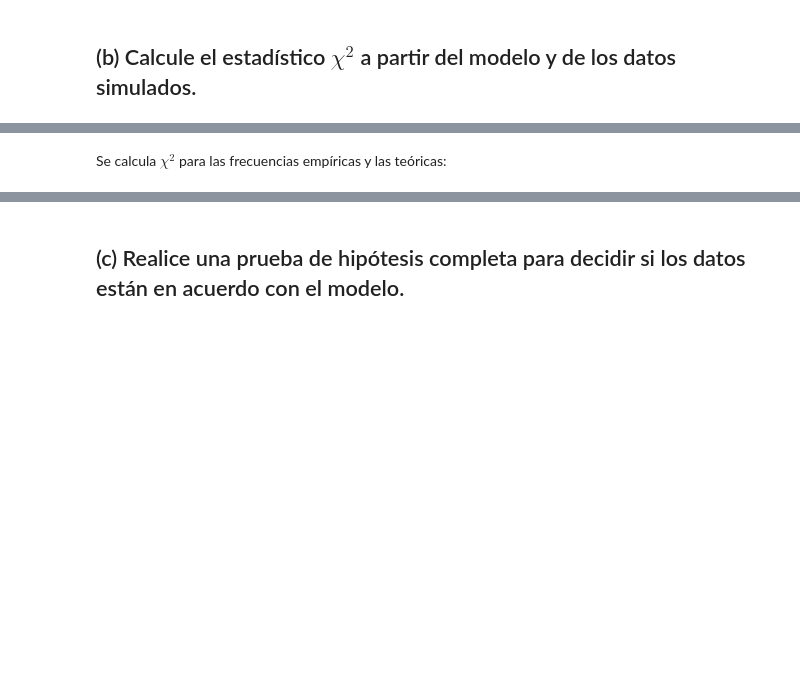
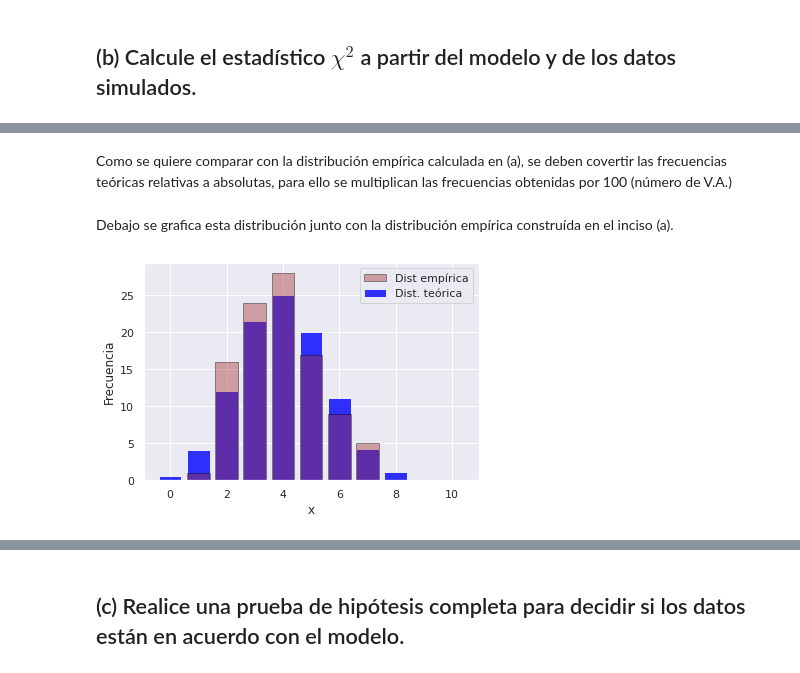
Before and after one commit to candelac/astrometria-g2, a Jupyter notebook: g2-p10.ipynb, the cells around one changed output, grey strips where cells are left out. Drawn from its saved outputs; the diff is of its cells as text; code cells hidden in the pictures; blank space fills up the shorter version.

```diff
--- a/g2-p10.ipynb
+++ b/g2-p10.ipynb
@@ -92,2 +54,21 @@ Cuanto mayor sea el valor de $\chi ^{2}$, menos verosímil es que la hipótesis
-# %% [markdown]
-Se calcula $\chi^2$ para las frecuencias empíricas y las teóricas:
+# %%
+teo_bi_rel=st.binom.pmf(k=np.arange(11), n=10, p=0.4)  #frecuencias teóricas relativas
+# %% [markdown]
+Como se quiere comparar con la distribución empírica calculada en (a), se deben covertir las frecuencias teóricas relativas a absolutas, para ello se multiplican las frecuencias obtenidas por 100 (número de V.A.)
+# %%
+teo_bi=teo_bi_rel*100
+# %% [markdown]
+Debajo se grafica esta distribución junto con la distribución empírica construída en el inciso (a).
+# %%
+#Teorica
+plt.bar(np.arange(11), teo_bi, color='blue', alpha=0.8, label='Dist. teórica')
+
+#Empirica
+plt.hist(empirica_bi(), bins=np.arange(-0.5, 11.5, 1), color='brown', label='Dist empírica', alpha=0.4, ec='black', rwidth=0.8)
+
+plt.xlabel('x')
+plt.ylabel('Frecuencia')
+plt.legend(loc='upper right')
+plt.show()
+# %% [output]
+[figure, added]
```
Also changed, not shown: parts of 53 cells of this notebook.
